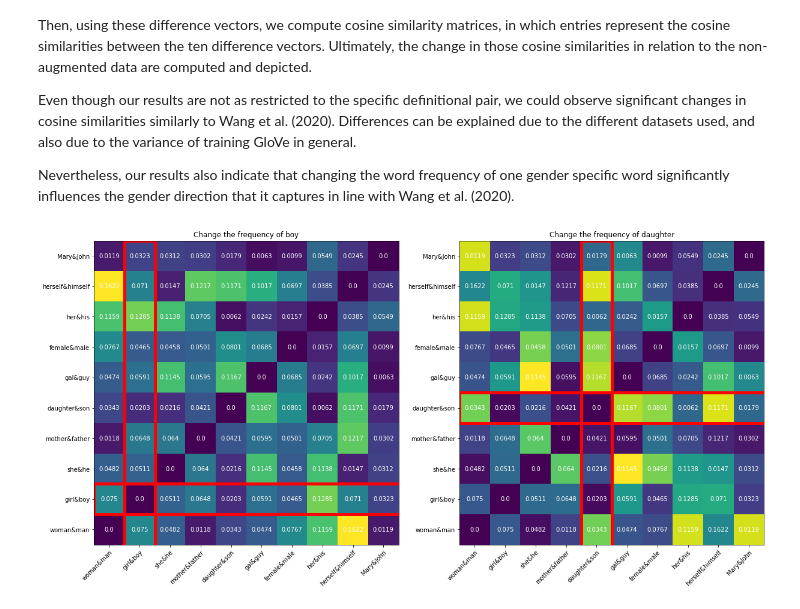
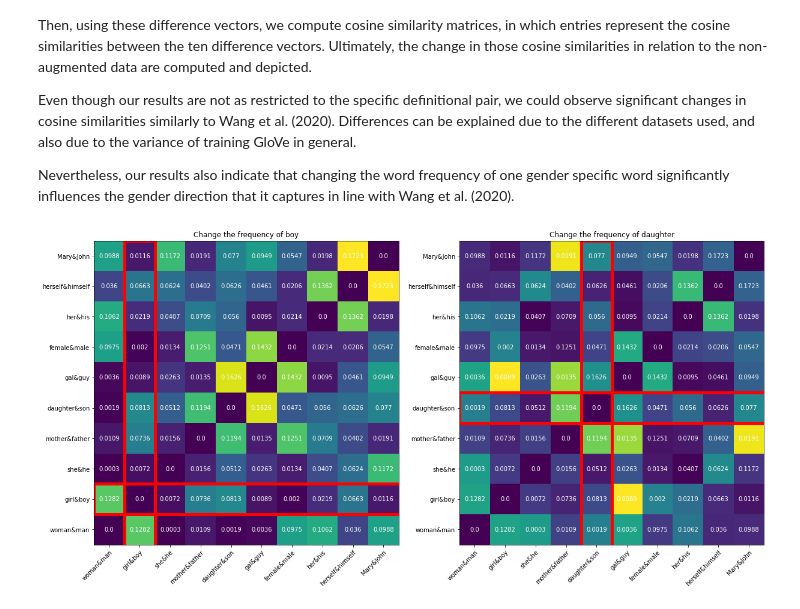
Before and after one commit to kristinakobrock/RepDHDebias, a Jupyter notebook: Frequency_in_Glove.ipynb, the cells around one changed output. Cells and saved outputs as stored; diff of their text form; code cells hidden in the pictures.

Commit message:
added utils_freq and adapted GloVe

```diff
--- a/Frequency_in_Glove.ipynb
+++ b/Frequency_in_Glove.ipynb
@@ -137,4 +62,4 @@ This GloVe model is then used to create word embeddings both on the original dat
 # %%
 model = tf_glove.GloVeModel(embedding_size=300, context_size=10)
 model.fit_to_corpus(data)
-model.train(num_epochs=100)
+model.train(num_epochs=10)
@@ -146,12 +67,12 @@ Call initializer instance with the dtype argument instead of passing it to the c
 # train GloVe embeddings on frequency-augmented data (for word "boy")
 model_freq_b = tf_glove.GloVeModel(embedding_size=300, context_size=10)
 model_freq_b.fit_to_corpus(fake_boy)
-model_freq_b.train(num_epochs=100)
+model_freq_b.train(num_epochs=10)
 # %%
 # train GloVe embeddings on frequency-augmented data (for word "daughter")
 model_freq_d = tf_glove.GloVeModel(embedding_size=300, context_size=10)
 model_freq_d.fit_to_corpus(fake_daughter)
-model_freq_d.train(num_epochs=100)
+model_freq_d.train(num_epochs=10)
 # %% [markdown]
 ## Investigate differences in Word Embeddings
 
@@ -169,7 +90,7 @@ def_pairs_freq_b = []
 def_pairs_freq_d = []
 
 # obtain the GloVe embeddings for the definitional pairs
-for pair in definitional_pairs:
+for pair in utils.definitional_pairs:
     pair_emb = []
     pair_emb_freq_b = []
     pair_emb_freq_d = []
@@ -205,29 +126,29 @@ diff_cosine_d = abs(cosine-cosine_freq_d)
 # %%
 fig, axes = plt.subplots(nrows=1, ncols=2, **dict(figsize=(20, 10)))
 axes[0].imshow(np.flip(diff_cosine_b,axis=0))
 axes[1].imshow(np.flip(diff_cosine_d,axis=0))
 
 for ax in axes:
-    ax.set_xticks(np.arange(len(definitional_labels)))
-    ax.set_yticks(np.arange(len(definitional_labels)))
-    ax.set_xticklabels(definitional_labels)
+    ax.set_xticks(np.arange(len(utils.definitional_labels)))
+    ax.set_yticks(np.arange(len(utils.definitional_labels)))
+    ax.set_xticklabels(utils.definitional_labels)
     ax.grid(which="minor", color="r", linestyle='-', linewidth=10)
-    ax.set_yticklabels(np.flip(definitional_labels))
+    ax.set_yticklabels(np.flip(utils.definitional_labels))
     plt.setp(ax.get_xticklabels(), rotation=45, ha="right",rotation_mode="anchor")
 
-for i in range(len(definitional_labels)):
-    for j in range(len(definitional_labels)):
+for i in range(len(utils.definitional_labels)):
+    for j in range(len(utils.definitional_labels)):
         axes[0].text(j,i, np.round(np.flip(diff_cosine_b, axis=0)[i,j], decimals=4),ha="center", va="center", color="w")
         axes[1].text(j,i, np.round(np.flip(diff_cosine_b,axis=0)[i,j], decimals=4), ha="center", va="center", color="w")
 
 # add outlines to highlight the augemented words
 axes[0].add_patch(plt.Rectangle((0.5,-0.5), 1, 20,edgecolor="red", linewidth=5, fill=False))
 axes[0].add_patch(plt.Rectangle((-0.5,7.5), 20, 1,edgecolor="red", linewidth=5, fill=False))
 axes[1].add_patch(plt.Rectangle((3.5,-0.5), 1, 20,edgecolor="red", linewidth=5, fill=False))
 axes[1].add_patch(plt.Rectangle((-0.5,4.5), 20, 1,edgecolor="red", linewidth=5, fill=False))
 
 axes[0].set_title("Change the frequency of boy")
 axes[1].set_title("Change the frequency of daughter")
 plt.show()
 # %% [output]
-[figure, old version]
+[figure, new version]
```
Also changed, not shown: parts of 10 cells of this notebook, 2 other files.
